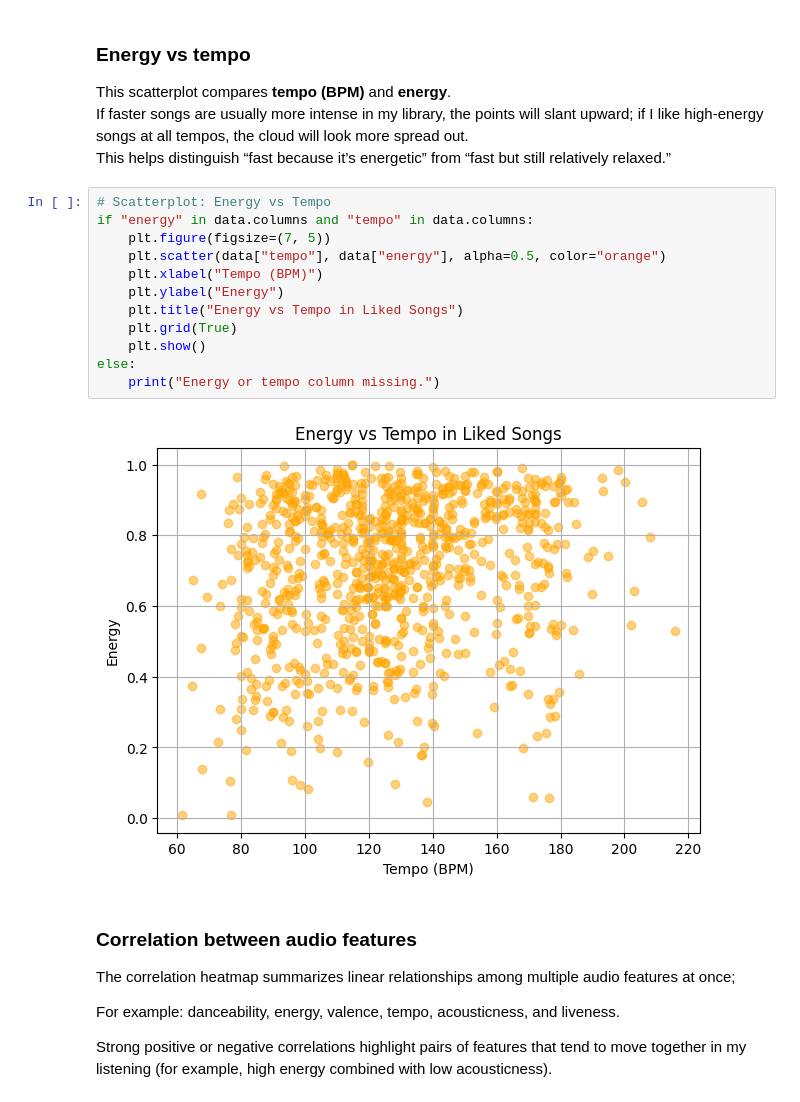
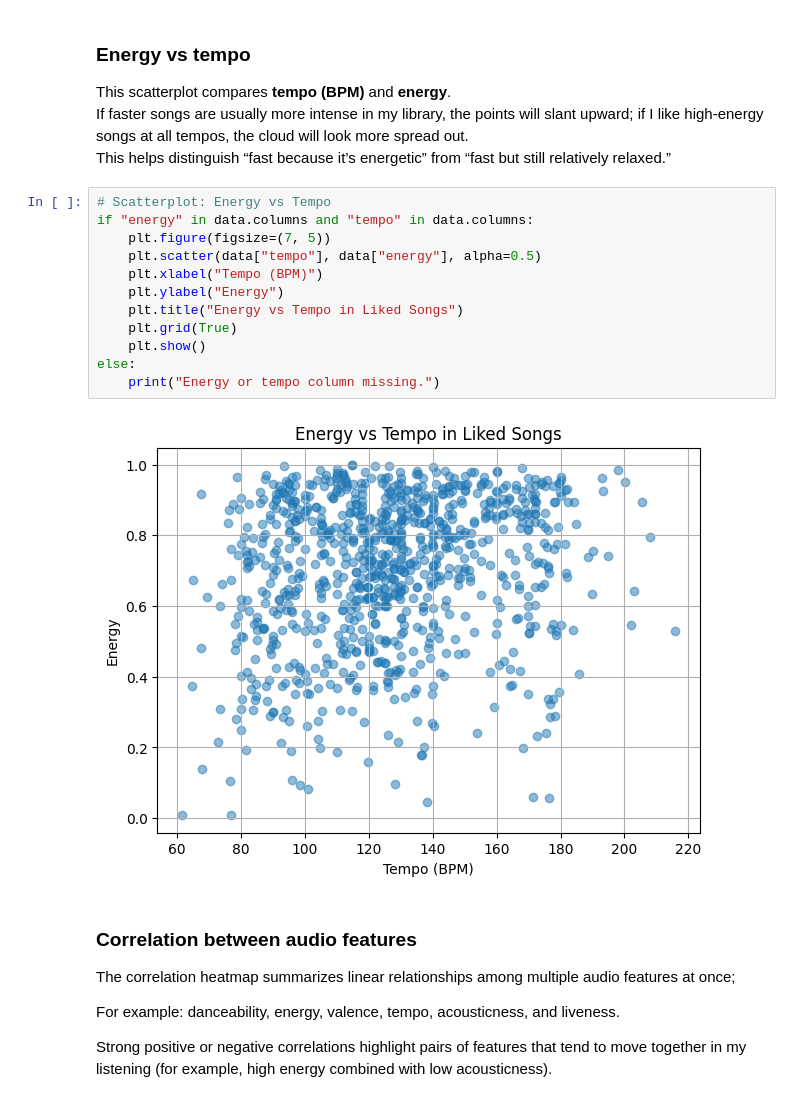
Before and after one commit to TMM1003/CSC105_Final_Project, a Jupyter notebook: song_analysis.ipynb, the cells around one changed output. Drawn from its saved outputs; the diff is of its cells as text.

Commit message:
Updated graphs and Markdowns

```diff
--- a/song_analysis.ipynb
+++ b/song_analysis.ipynb
@@ -445,17 +478,17 @@ This helps distinguish “fast because it’s energetic” from “fast but stil
 # %%
 # Scatterplot: Energy vs Tempo
 if "energy" in data.columns and "tempo" in data.columns:
     plt.figure(figsize=(7, 5))
-    plt.scatter(data["tempo"], data["energy"], alpha=0.5, color="orange")
+    plt.scatter(data["tempo"], data["energy"], alpha=0.5)
     plt.xlabel("Tempo (BPM)")
     plt.ylabel("Energy")
     plt.title("Energy vs Tempo in Liked Songs")
     plt.grid(True)
     plt.show()
 else:
     print("Energy or tempo column missing.")
 # %% [output]
-[figure, old version]
+[figure, new version]
 # %% [markdown]
 ### Correlation between audio features
 
```
Also changed, not shown: parts of 7 cells of this notebook.
